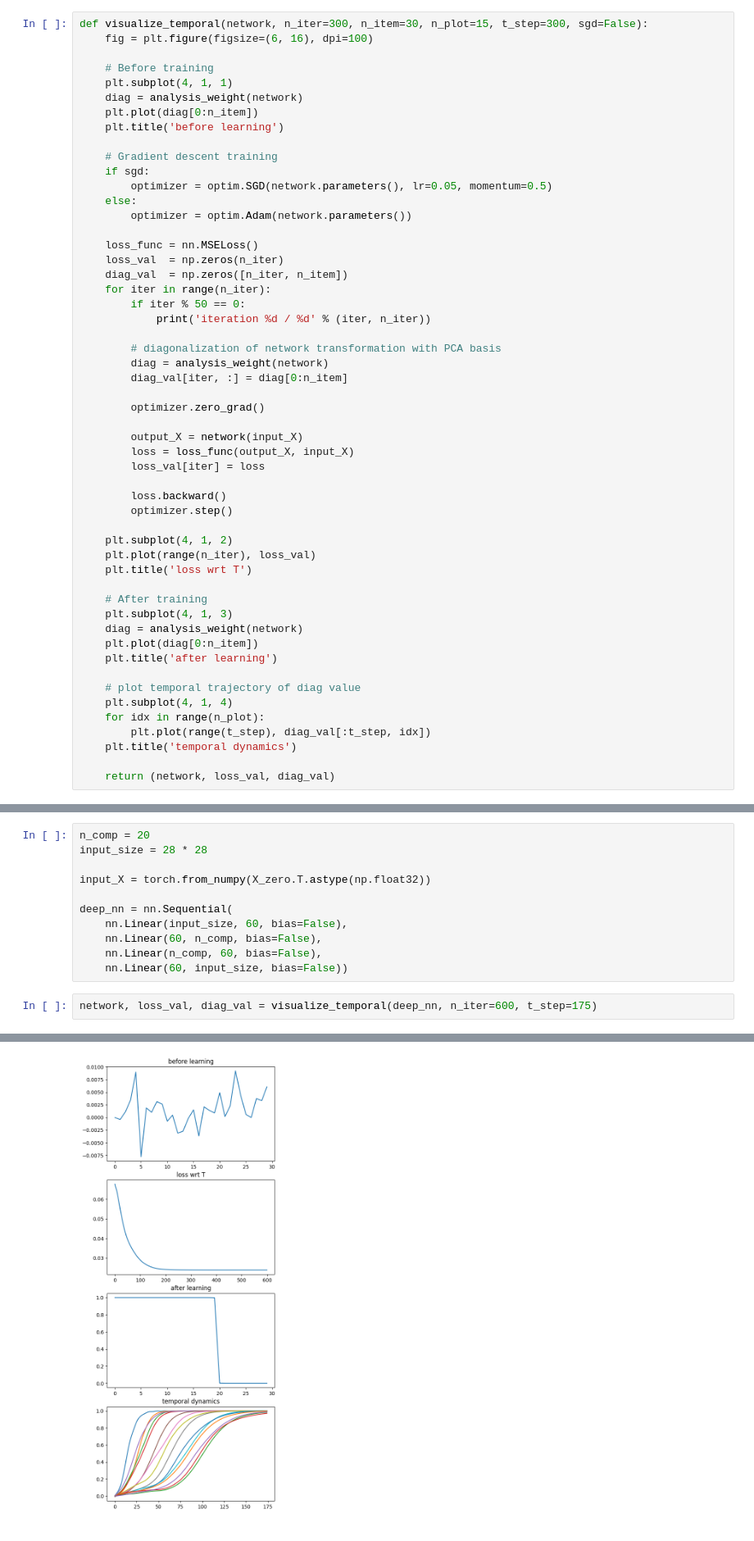
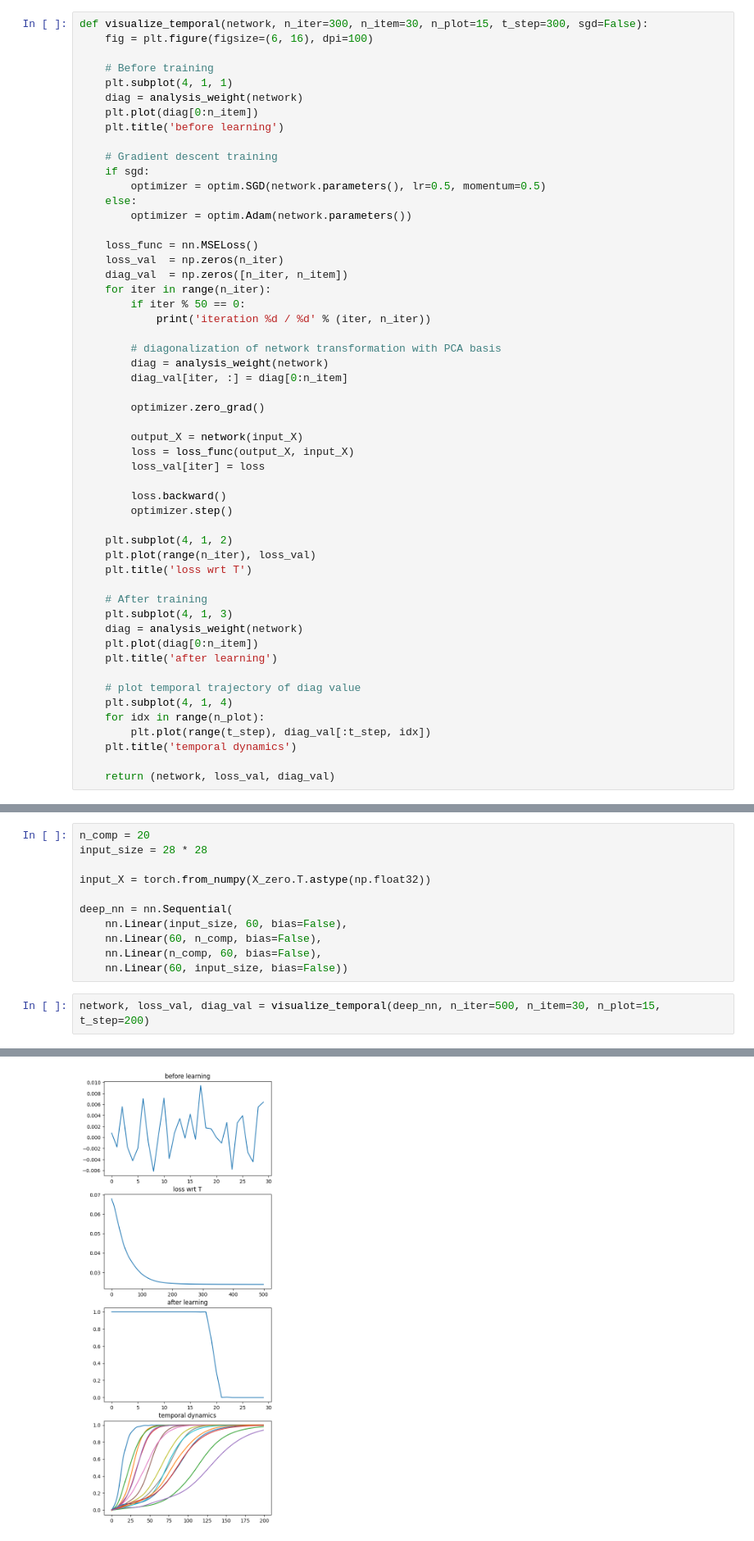
Before and after one commit to lingqiz/PsychophysicsNN, a Jupyter notebook: DeepPCA.ipynb, the cells around one changed output, grey strips where cells are left out. Shown at 82% size. Cells and saved outputs as stored; diff of their text form.

```diff
--- a/DeepPCA.ipynb
+++ b/DeepPCA.ipynb
@@ -402,7 +402,7 @@ def visualize_temporal(network, n_iter=300, n_item=30, n_plot=15, t_step=300, sg
 
     # Gradient descent training
     if sgd:
-        optimizer = optim.SGD(network.parameters(), lr=0.05, momentum=0.5)
+        optimizer = optim.SGD(network.parameters(), lr=0.5, momentum=0.5)
     else:
         optimizer = optim.Adam(network.parameters())
 
@@ -487,5 +487,5 @@ deep_nn = nn.Sequential(
     nn.Linear(n_comp, 60, bias=False),
     nn.Linear(60, input_size, bias=False))
 # %%
-network, loss_val, diag_val = visualize_temporal(deep_nn, n_iter=600, t_step=175)
+network, loss_val, diag_val = visualize_temporal(deep_nn, n_iter=500, n_item=30, n_plot=15, t_step=200)
 # %% [output]
@@ -504 +502 @@ iteration 550 / 600
-[figure, old version]
+[figure, new version]
```
Also changed, not shown: parts of 32 cells of this notebook.
